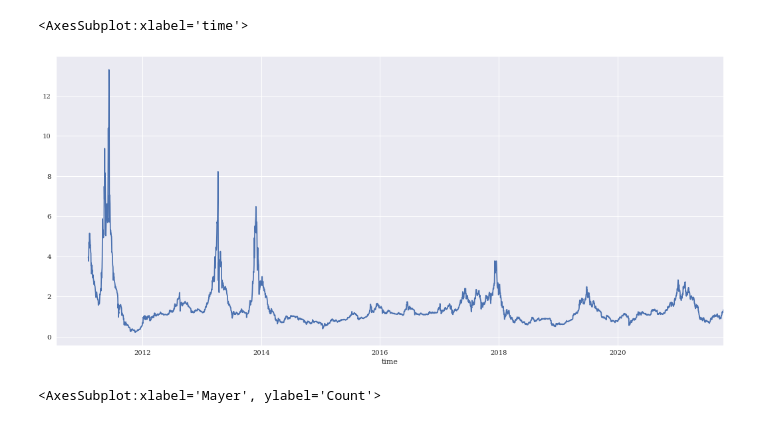
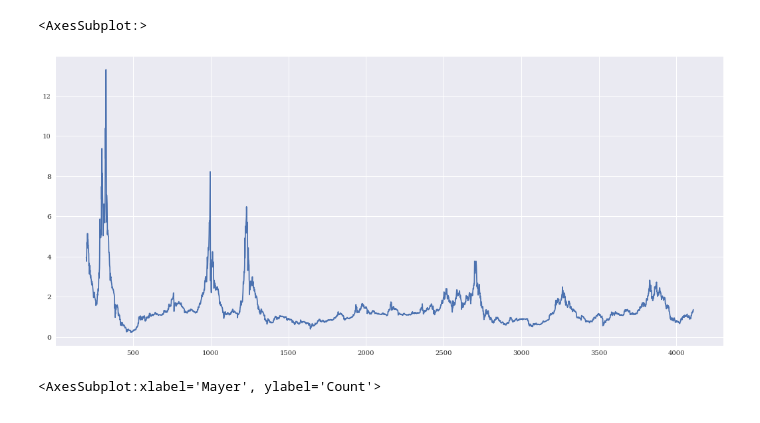
Before and after one commit to sanchezgaviermatias/Bitcoinanalisis, a Jupyter notebook: Bitcoin.ipynb, the cells around one changed output. Cells and saved outputs as stored; diff of their text form; code cells hidden in the pictures.

```diff
--- a/Bitcoin.ipynb
+++ b/Bitcoin.ipynb
@@ -36,15 +36,16 @@ def plot_mayer(mydata, x="time", y="price", hue="Mayer_percentile"):
 # %%
 df = pd.read_json('./price-btc-24h.json')
 
 df.columns = ["time", "price"]
 df["time"] = pd.to_datetime(df["time"])
 df.set_index("time", inplace=True)
 
 # Mayer multpliyer
 df['SMA_200'] = df['price'].rolling(200).mean()
 df["Mayer"] = (df["price"])/df["SMA_200"]
+df = to_percentile(df, "Mayer")
 df["Mayer"].plot.line( figsize=(18,8))
 # %% [output]
-<AxesSubplot:xlabel='time'>
+<AxesSubplot:>
-[figure, old version]
+[figure, new version]
 # %%
```
Also changed, not shown: parts of 17 cells of this notebook.
